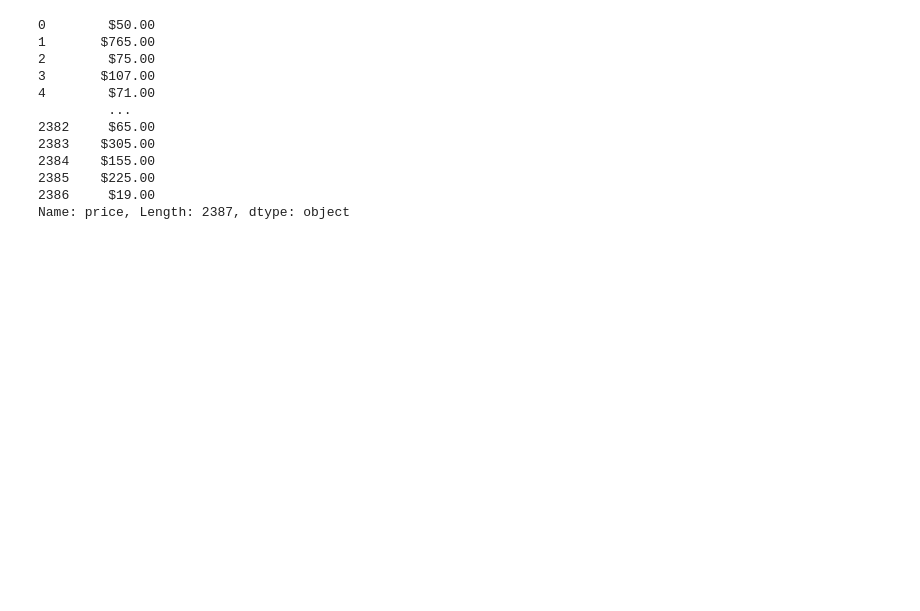
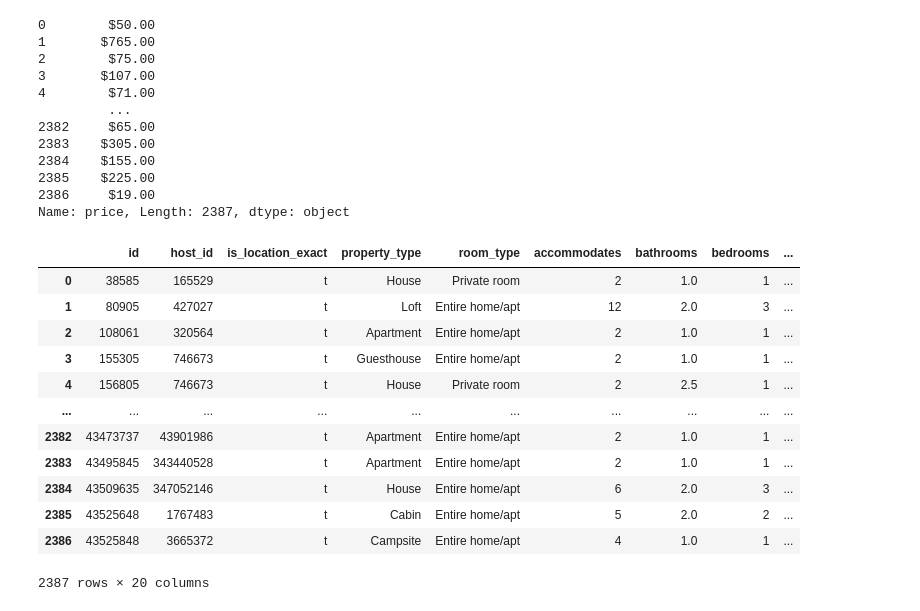
Before and after one commit to Dewalk/capstone2, a Jupyter notebook: listings.ipynb, the cells around one changed output. Cells and saved outputs as stored; diff of their text form; code cells hidden in the pictures; blank space fills up the shorter version.

```diff
--- a/listings.ipynb
+++ b/listings.ipynb
@@ -78,3 +78,19 @@ listings_df['price']
 Name: price, Length: 2387, dtype: object
 # %%
 # listings_df.to_csv(r'listings_edited.csv')
+# %%
+listings_df
+# %% [output]
+|  | id | host_id | is_location_exact | property_type | room_type | accommodates | bathrooms | bedrooms | ... |
+| 0 | 38585 | 165529 | t | House | Private room | 2 | 1.0 | 1 | ... |
+| 1 | 80905 | 427027 | t | Loft | Entire home/apt | 12 | 2.0 | 3 | ... |
+| 2 | 108061 | 320564 | t | Apartment | Entire home/apt | 2 | 1.0 | 1 | ... |
+| 3 | 155305 | 746673 | t | Guesthouse | Entire home/apt | 2 | 1.0 | 1 | ... |
+| 4 | 156805 | 746673 | t | House | Private room | 2 | 2.5 | 1 | ... |
+| ... | ... | ... | ... | ... | ... | ... | ... | ... | ... |
+| 2382 | 43473737 | 43901986 | t | Apartment | Entire home/apt | 2 | 1.0 | 1 | ... |
+| 2383 | 43495845 | 343440528 | t | Apartment | Entire home/apt | 2 | 1.0 | 1 | ... |
+| 2384 | 43509635 | 347052146 | t | House | Entire home/apt | 6 | 2.0 | 3 | ... |
+| 2385 | 43525648 | 1767483 | t | Cabin | Entire home/apt | 5 | 2.0 | 2 | ... |
+| 2386 | 43525848 | 3665372 | t | Campsite | Entire home/apt | 4 | 1.0 | 1 | ... |
+2387 rows × 20 columns
```
Also changed, not shown: 3 other files.
